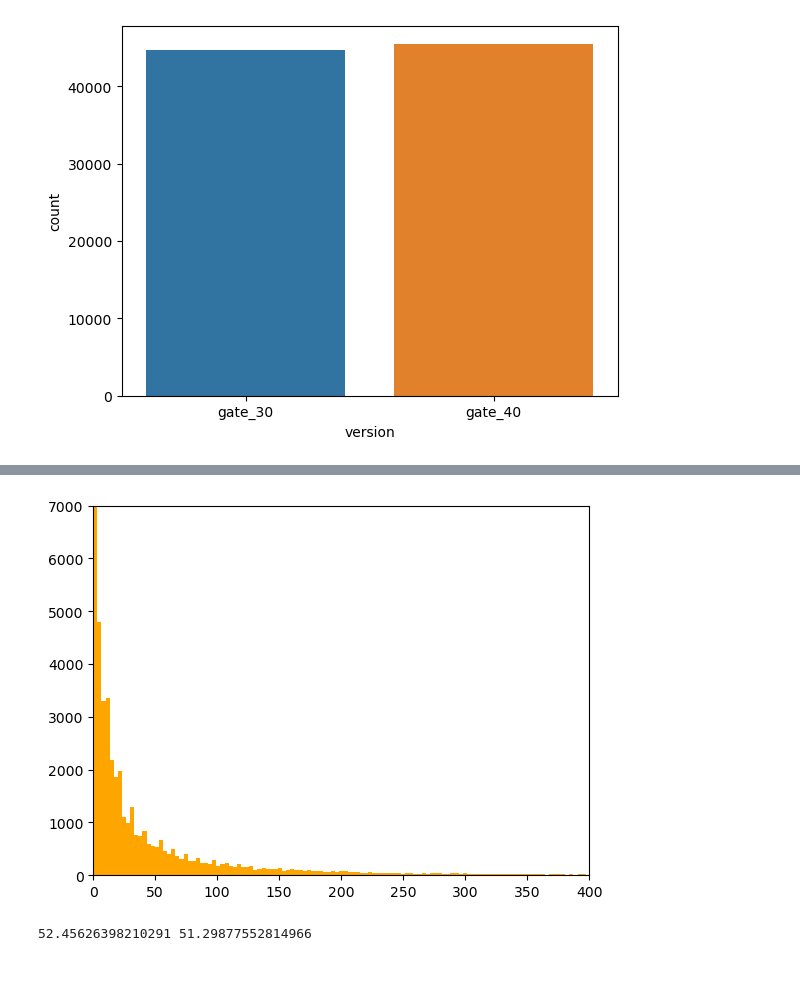
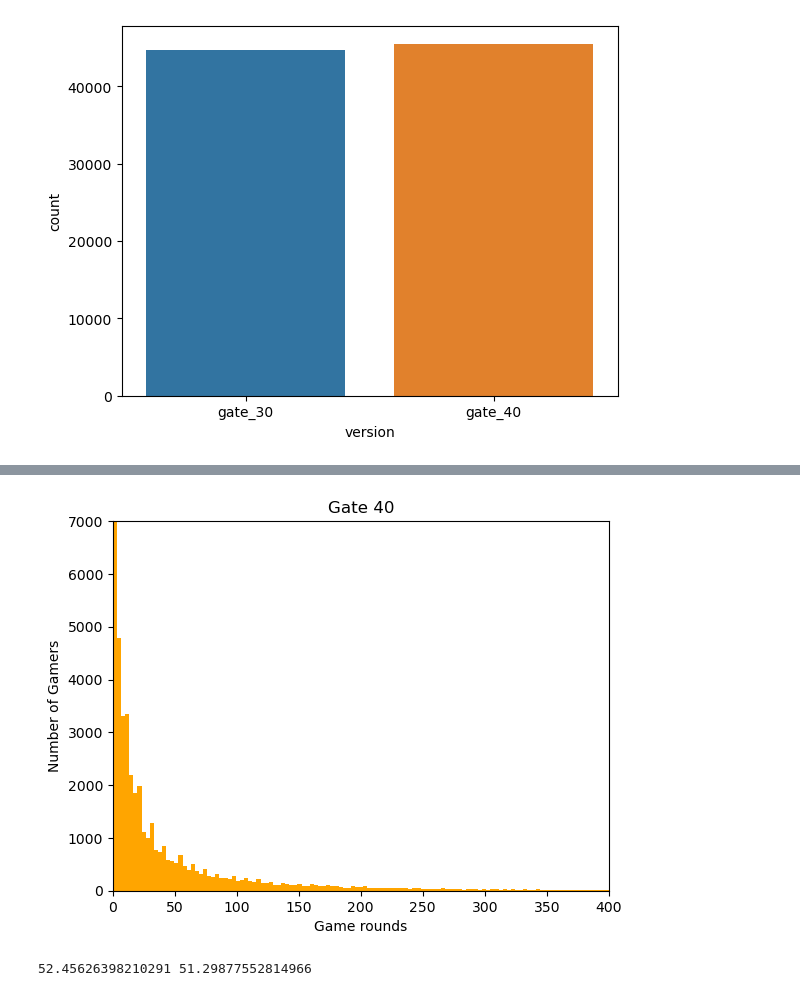
Before and after one commit to ivio05/CookieCats_A-B-testing, a Jupyter notebook: ABcats.ipynb, the cells around one changed output, grey strips where cells are left out. Saved outputs shown, nothing was run; the diff lists cells and outputs as text; code cells hidden in the pictures.

```diff
--- a/ABcats.ipynb
+++ b/ABcats.ipynb
@@ -47,10 +59,13 @@ plt.show()
 # %%
 fig, ax = plt.subplots()
 ax.hist(df40[df40['sum_gamerounds'] < 1000]['sum_gamerounds'], 300, color='orange')
 ax.set(xlim=(0, 400), ylim = (0, 7000))
+plt.title('Gate 40')
+plt.xlabel('Game rounds')
+plt.ylabel('Number of Gamers')
 plt.show()
 # %% [output]
-[figure, old version]
+[figure, new version]
 # %%
 print(df30['sum_gamerounds'].mean(), df40['sum_gamerounds'].mean())
 # %% [output]
```
Also changed, not shown: parts of 4 cells of this notebook, 1 other file.
